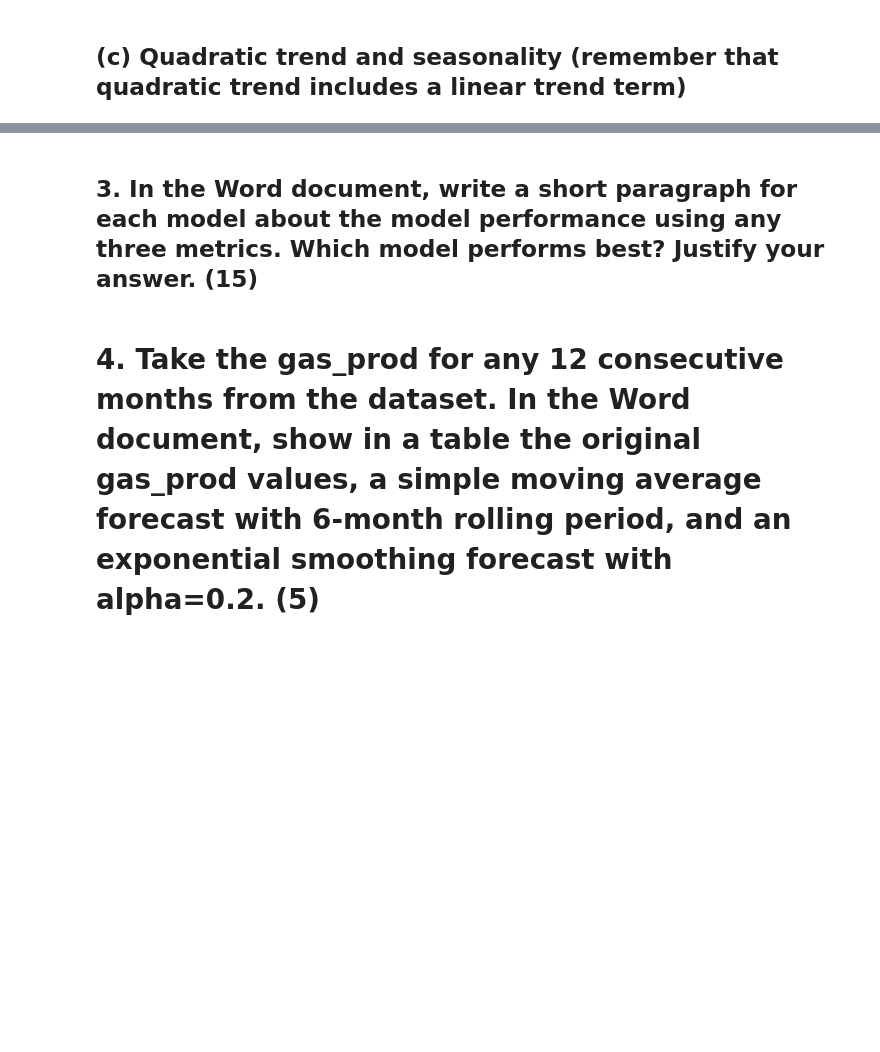
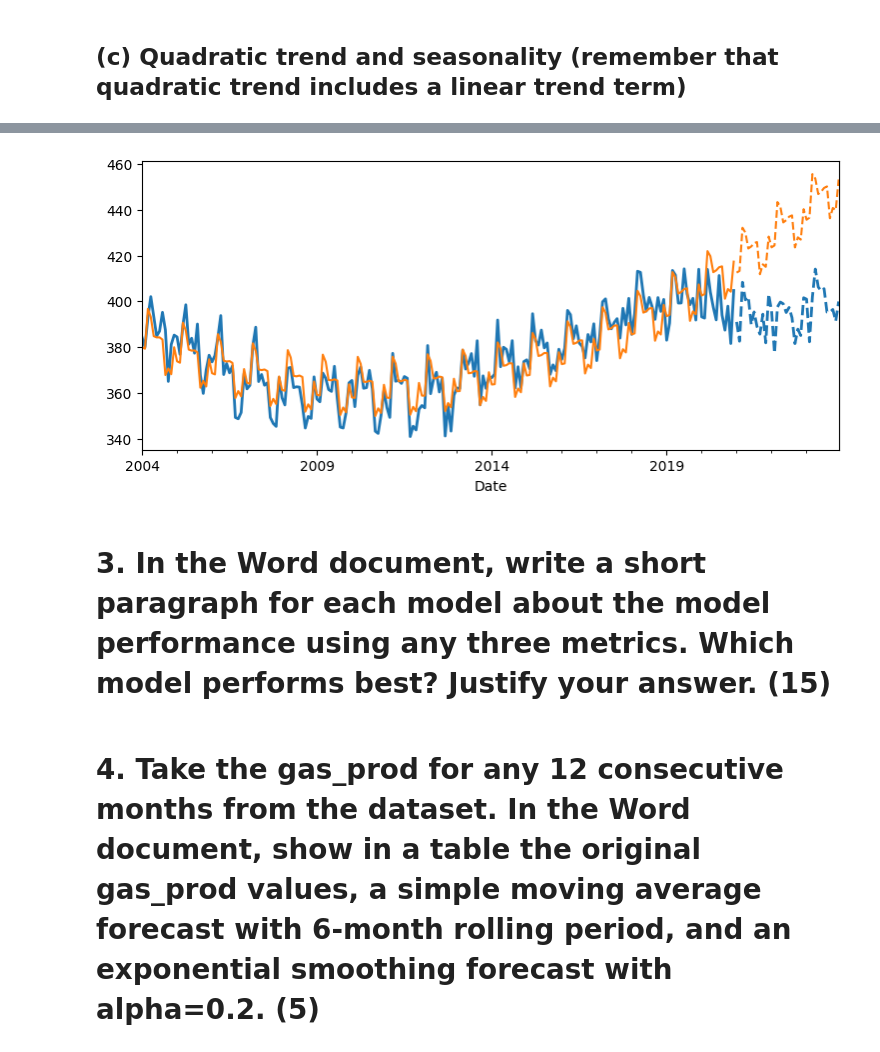
Before and after one commit to EviIius/6211_Advanced_BA, a Jupyter notebook: Assignment4_Series_Analysis/Time.ipynb, the cells around one changed output, grey strips where cells are left out. Drawn from its saved outputs; the diff is of its cells as text; code cells hidden in the pictures; blank space fills up the shorter version.

```diff
--- a/Assignment4_Series_Analysis/Time.ipynb
+++ b/Assignment4_Series_Analysis/Time.ipynb
@@ -189,0 +220,5 @@ mse_quad, mae_quad, r2_quad
+# %%
+# Model 5: A model with polynomial trend and seasonality
+modelfomula = 'Gas_prod ~ trend + np.square(trend) + C(Month)'
+gas_lm_trendseason = sm.ols(formula=modelfomula, data=train_df).fit()
+gas_lm_trendseason.summary()
@@ -190,4 +271,16 @@ mse_quad, mae_quad, r2_quad
+# %%
+# Blue line for the original time series
+# Orange line for the forecasted time series
+fig, ax = plt.subplots(nrows=1,ncols=1,figsize=(9,3.75))
+train_df.plot(y='Gas_prod',ax=ax,color='C0',linewidth=2)
+valid_df.plot(y='Gas_prod',ax=ax,color='C0',linewidth=2, linestyle='dashed')
+gas_lm_trendseason.predict(train_df).plot(color='C1')
+gas_lm_trendseason.predict(valid_df).plot(color='C1',linestyle='dashed')
+ax.get_legend().remove()
+plt.show()
+# %% [output]
+[figure, added]
 # %% [markdown]
-## **3. In the Word document, write a short paragraph for each model about the model performance using any three metrics.  Which model performs best?  Justify your answer. (15)**
+# **3. In the Word document, write a short paragraph for each model about the model performance using any three metrics.  Which model performs best?  Justify your answer. (15)**
 # %% [markdown]
 # **4. Take the gas_prod for any 12 consecutive months from the dataset.  In the Word document, show in a table the original gas_prod values, a simple moving average forecast with 6-month rolling period, and an exponential smoothing forecast with alpha=0.2. (5)**
```
Also changed, not shown: parts of 29 cells of this notebook.
